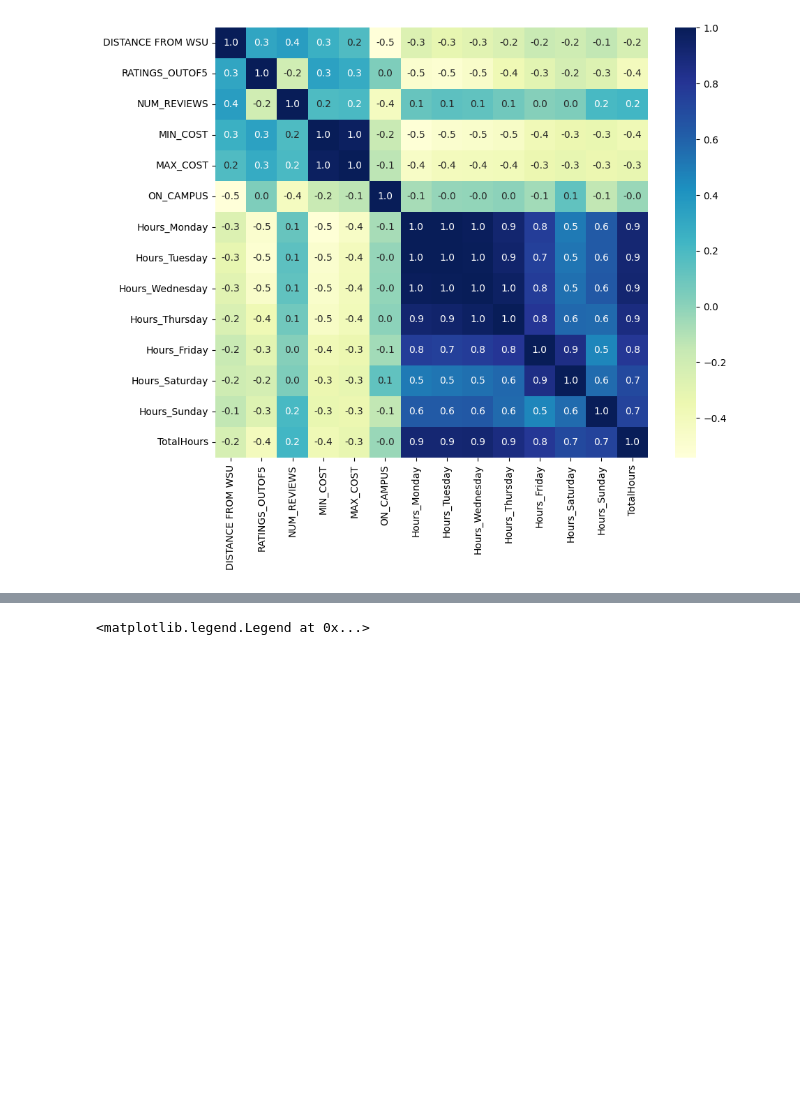
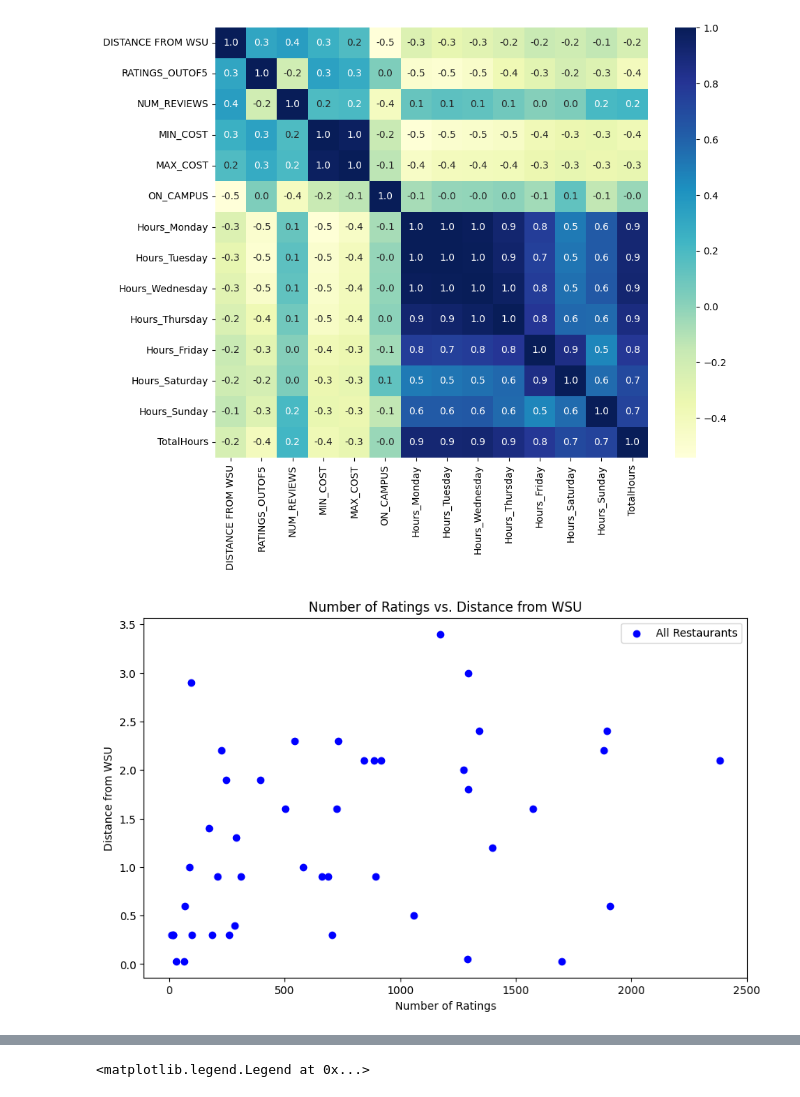
Before and after one commit to MarshallMor/Data-Science-Project, a Jupyter notebook: Group 5 Project.ipynb, the cells around one changed output, grey strips where cells are left out. Drawn from its saved outputs; the diff is of its cells as text; code cells hidden in the pictures; blank space fills up the shorter version.

Commit message:
add milestone to main data set

```diff
--- a/Group 5 Project.ipynb
+++ b/Group 5 Project.ipynb
@@ -621,3 +656,18 @@ plt.yticks(fontsize=10)
   Text(0, 12.5, 'Hours_Sunday'),
   Text(0, 13.5, 'TotalHours')])
 [figure]
+# %%
+plt.figure(figsize=(10, 6))
+
+# Plot all data
+plt.scatter(restaurants['NUM_REVIEWS'], restaurants['DISTANCE FROM WSU'], color='blue', label='All Restaurants')
+
+# Add labels and title
+plt.xlabel('Number of Ratings')
+plt.ylabel('Distance from WSU')
+plt.title('Number of Ratings vs. Distance from WSU')
+plt.legend()
+
+plt.show()
+# %% [output]
+[figure, added]
```
Also changed, not shown: parts of 45 cells of this notebook, 1 other file.
